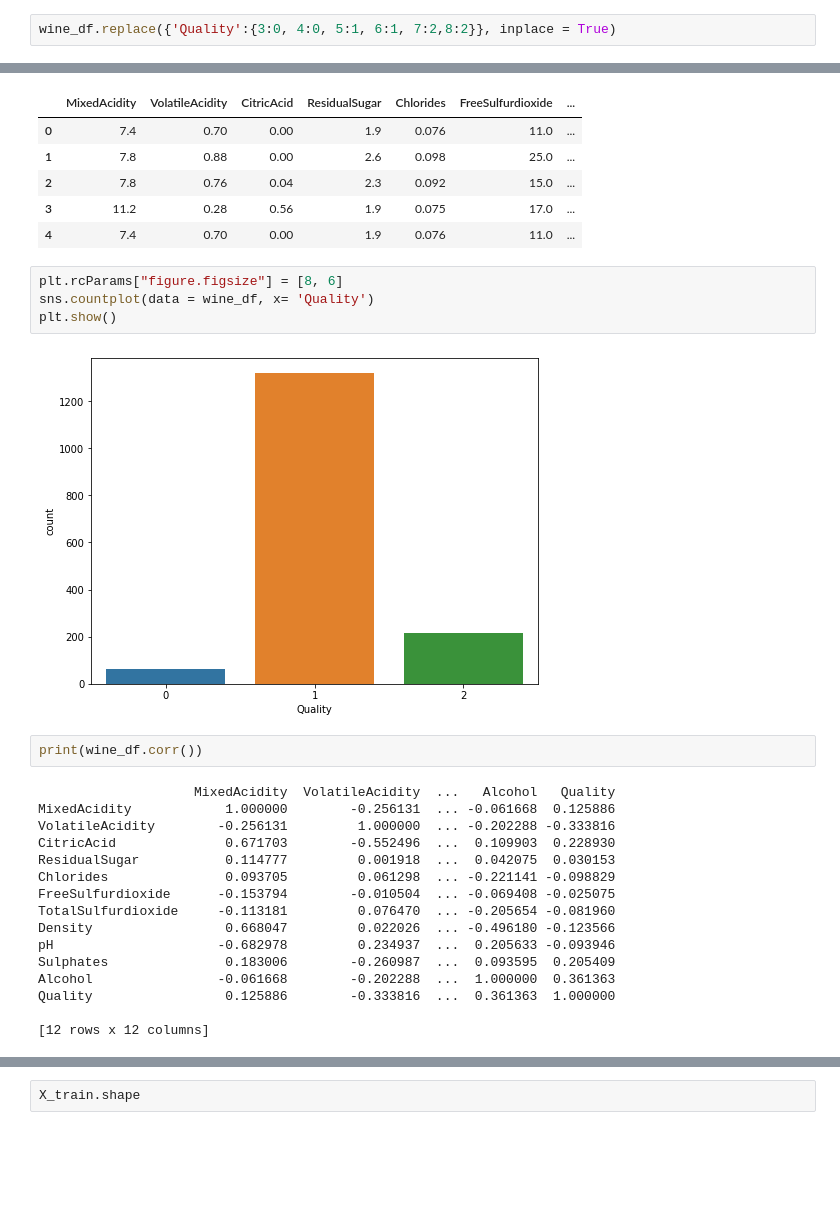
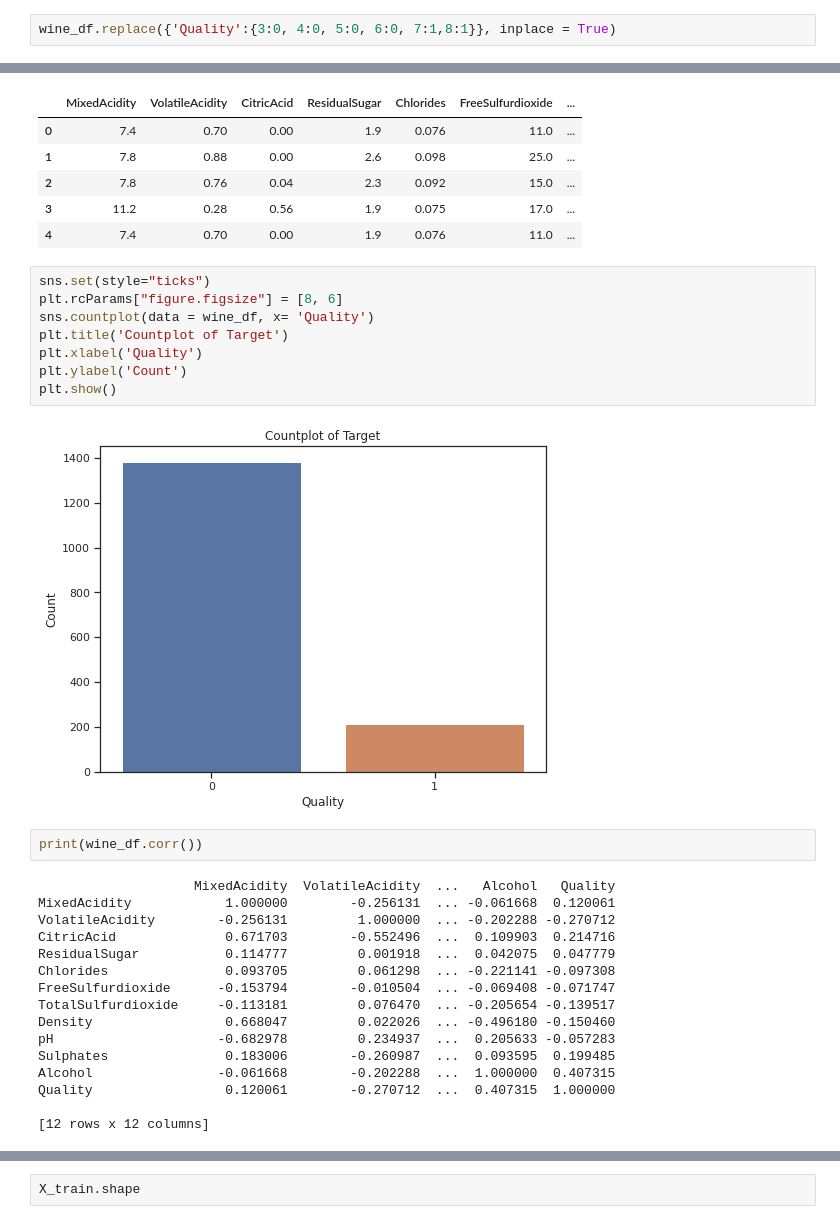
Before and after one commit to Bigfredoh/Machine-Learning, a Jupyter notebook: Wine_Quality.ipynb, the cells around one changed output, grey strips where cells are left out. Saved outputs shown, nothing was run; the diff lists cells and outputs as text; blank space fills up the shorter version.

```diff
--- a/Wine_Quality.ipynb
+++ b/Wine_Quality.ipynb
@@ -89,5 +103,5 @@ There are three classification of wine quality observed from the dataset. They a
 # %%
-wine_df.replace({'Quality':{3:0, 4:0, 5:1, 6:1, 7:2,8:2}}, inplace = True)
+wine_df.replace({'Quality':{3:0, 4:0, 5:0, 6:0, 7:1,8:1}}, inplace = True)
 # %%
 wine_df.head()
 # %% [output]
@@ -98,27 +112,31 @@ wine_df.head()
 | 3 | 11.2 | 0.28 | 0.56 | 1.9 | 0.075 | 17.0 | ... |
 | 4 | 7.4 | 0.70 | 0.00 | 1.9 | 0.076 | 11.0 | ... |
 # %%
+sns.set(style="ticks")
 plt.rcParams["figure.figsize"] = [8, 6]
 sns.countplot(data = wine_df, x= 'Quality')
+plt.title('Countplot of Target')
+plt.xlabel('Quality')
+plt.ylabel('Count')
 plt.show()
 # %% [output]
-[figure, old version]
+[figure, new version]
 # %%
 print(wine_df.corr())
 # %% [output]
                     MixedAcidity  VolatileAcidity  ...   Alcohol   Quality
-MixedAcidity            1.000000        -0.256131  ... -0.061668  0.125886
-VolatileAcidity        -0.256131         1.000000  ... -0.202288 -0.333816
-CitricAcid              0.671703        -0.552496  ...  0.109903  0.228930
-ResidualSugar           0.114777         0.001918  ...  0.042075  0.030153
-Chlorides               0.093705         0.061298  ... -0.221141 -0.098829
-FreeSulfurdioxide      -0.153794        -0.010504  ... -0.069408 -0.025075
-TotalSulfurdioxide     -0.113181         0.076470  ... -0.205654 -0.081960
-Density                 0.668047         0.022026  ... -0.496180 -0.123566
-pH                     -0.682978         0.234937  ...  0.205633 -0.093946
-Sulphates               0.183006        -0.260987  ...  0.093595  0.205409
-Alcohol                -0.061668        -0.202288  ...  1.000000  0.361363
-Quality                 0.125886        -0.333816  ...  0.361363  1.000000
+MixedAcidity            1.000000        -0.256131  ... -0.061668  0.120061
+VolatileAcidity        -0.256131         1.000000  ... -0.202288 -0.270712
+CitricAcid              0.671703        -0.552496  ...  0.109903  0.214716
+ResidualSugar           0.114777         0.001918  ...  0.042075  0.047779
+Chlorides               0.093705         0.061298  ... -0.221141 -0.097308
+FreeSulfurdioxide      -0.153794        -0.010504  ... -0.069408 -0.071747
+TotalSulfurdioxide     -0.113181         0.076470  ... -0.205654 -0.139517
+Density                 0.668047         0.022026  ... -0.496180 -0.150460
+pH                     -0.682978         0.234937  ...  0.205633 -0.057283
+Sulphates               0.183006        -0.260987  ...  0.093595  0.199485
+Alcohol                -0.061668        -0.202288  ...  1.000000  0.407315
+Quality                 0.120061        -0.270712  ...  0.407315  1.000000
 
 [12 rows x 12 columns]
 # %%
```
Also changed, not shown: parts of 38 cells of this notebook.
